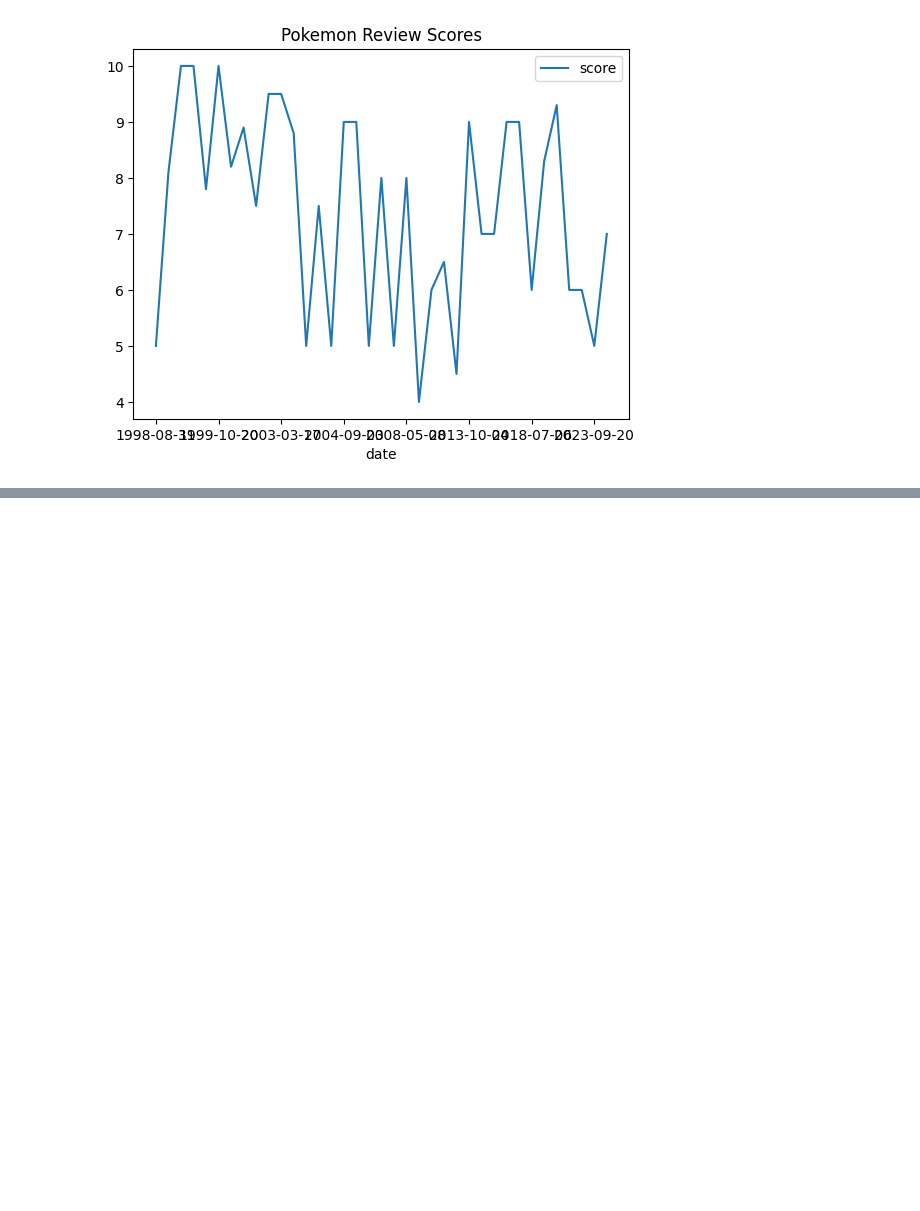
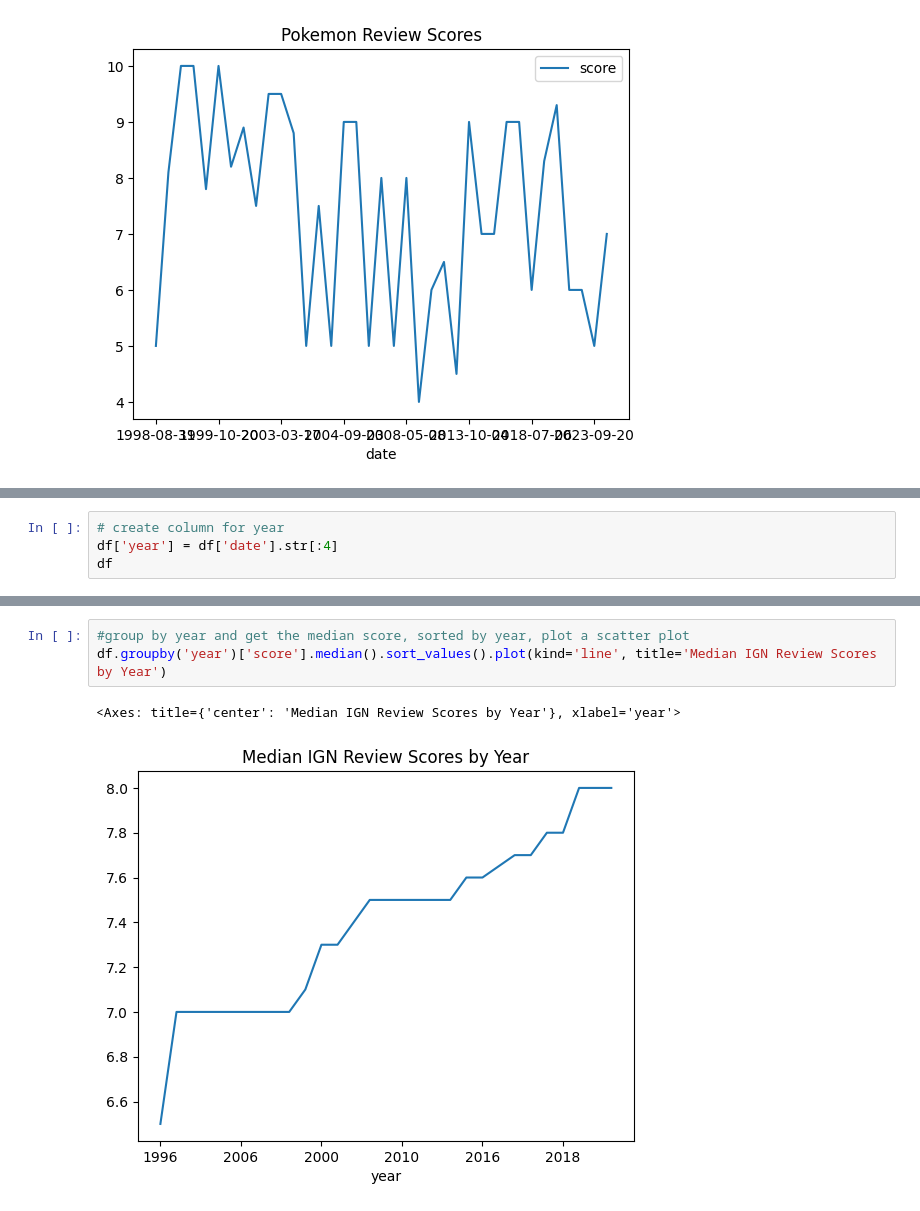
Before and after one commit to dlaiu/ign-game-reviews-distribution, a Jupyter notebook: analysis.ipynb, the cells around one changed output, grey strips where cells are left out. Drawn from its saved outputs; the diff is of its cells as text; blank space fills up the shorter version.

Commit message:
made graphs

```diff
--- a/analysis.ipynb
+++ b/analysis.ipynb
@@ -156,3 +156,7 @@ df[df['score'] == 10]
 | 12835 | The Legend of Zelda: Tears of the... | 10.0 | /articles/the-legend-of-zelda-tea... | 2023-05-11T12:00:00.000Z | Tom Marks | 2023-05-11 |
 | 12839 | Metroid Prime Remastered Review | 10.0 | /articles/metroid-prime-remastere... | 2023-02-17T23:55:03.778Z | Samuel Claiborn | 2023-02-17 |
 | 12960 | Super Mario Odyssey Review | 10.0 | /articles/2017/10/26/super-mario-... | 2017-10-26T13:00:46.000Z | Ryan McCaffrey | 2017-10-26 |
+# %%
+# create column for year
+df['year'] = df['date'].str[:4]
+df
@@ -158,0 +177,6 @@ df[df['score'] == 10]
+# %%
+#group by year and get the median score, sorted by year, plot a scatter plot
+df.groupby('year')['score'].median().sort_values().plot(kind='line', title='Median IGN Review Scores by Year')
+# %% [output]
+<Axes: title={'center': 'Median IGN Review Scores by Year'}, xlabel='year'>
+[figure, added]
```
Also changed, not shown: parts of 29 cells of this notebook, 12 other files.
